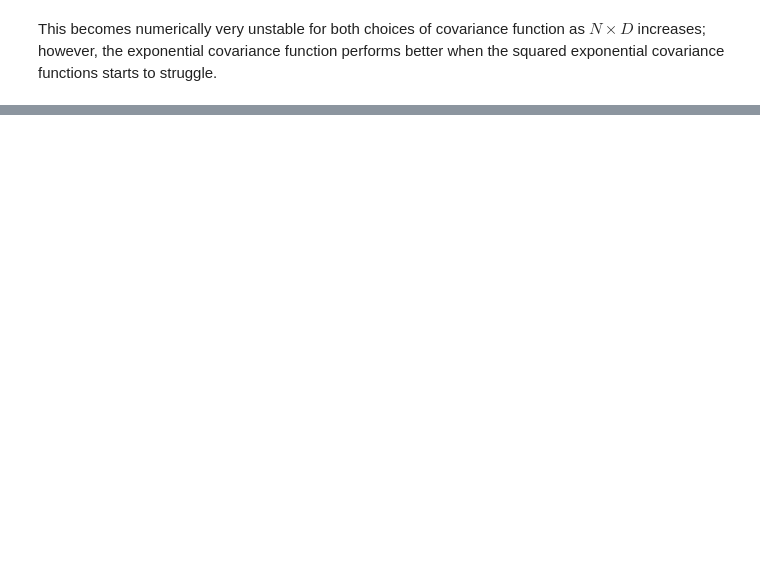
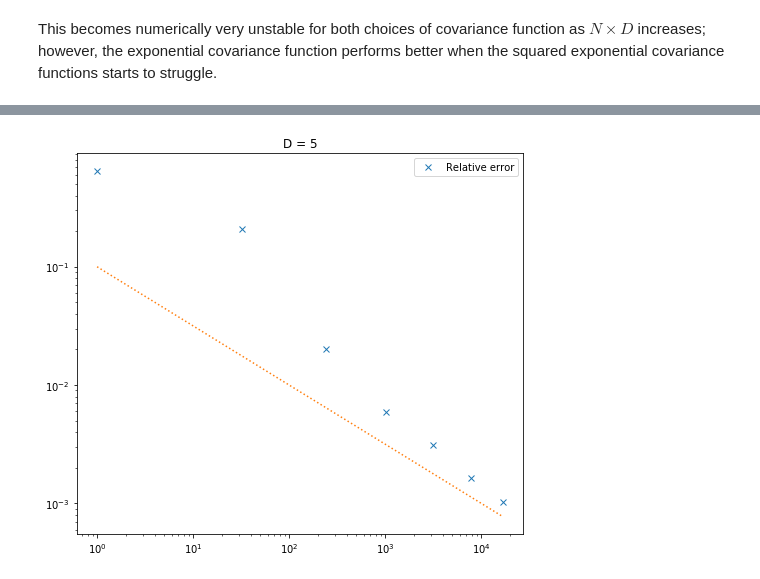
Before and after one commit to XueGong-git/Efficient-Approximation-of-Pricing-Functions, a Jupyter notebook: Surrogate modelling with Gaussian processes.ipynb, the cells around one changed output, grey strips where cells are left out. Drawn from its saved outputs; the diff is of its cells as text; code cells hidden in the pictures; blank space fills up the shorter version.

```diff
--- a/Surrogate modelling with Gaussian processes.ipynb
+++ b/Surrogate modelling with Gaussian processes.ipynb
@@ -174,0 +361,12 @@ This becomes numerically very unstable for both choices of covariance function a
+# %%
+D = 3
+ns = np.arange(1, 16, 1)
+nn = ns.size
+
+RelError = np.zeros(nn)
+variance = np.zeros(nn)
+condK = np.zeros(nn)
+
+for i in range(nn):
+    # RelError[i], condK[i] = GP(D, ns[i])
+    RelError[i] = GP(D, ns[i])
@@ -174,0 +392,12 @@ This becomes numerically very unstable for both choices of covariance function a
+# %%
+D = 5
+ns = np.arange(1, 8, 1)
+nn = ns.size
+
+RelError = np.zeros(nn)
+variance = np.zeros(nn)
+condK = np.zeros(nn)
+
+for i in range(nn):
+    # RelError[i], condK[i] = GP(D, ns[i])
+    RelError[i] = GP(D, ns[i])
@@ -174,0 +422,21 @@ This becomes numerically very unstable for both choices of covariance function a
+# %%
+fig, axs = plt.subplots(1, 1, figsize=(8, 7))
+# axs = axs.ravel()
+
+axs.loglog(ns**D, RelError, 'x', label='Relative error')
+axs.loglog(ns**D, 1e-1 * (ns**D)**-.5, ':', label='n^(-2)')
+axs.legend() # turn on legend
+axs.set_title('D = '+str(D))
+
+# axs[0].loglog(ns**D, RelError, 'x', label='Relative error')
+# axs[0].loglog(ns**D, 1e-1 * (ns**D)**-1., ':')
+# axs[0].legend() # turn on legend
+# axs[0].set_title('D = '+str(D))
+
+# axs[1].loglog(ns**D, condK, 'x', label='Cond(K)')
+# axs[1].legend() # turn on legend
+# axs[1].set_title('D = '+str(D))
+
+plt.show()
+# %% [output]
+[figure, added]
```
Also changed, not shown: parts of 19 cells of this notebook.
